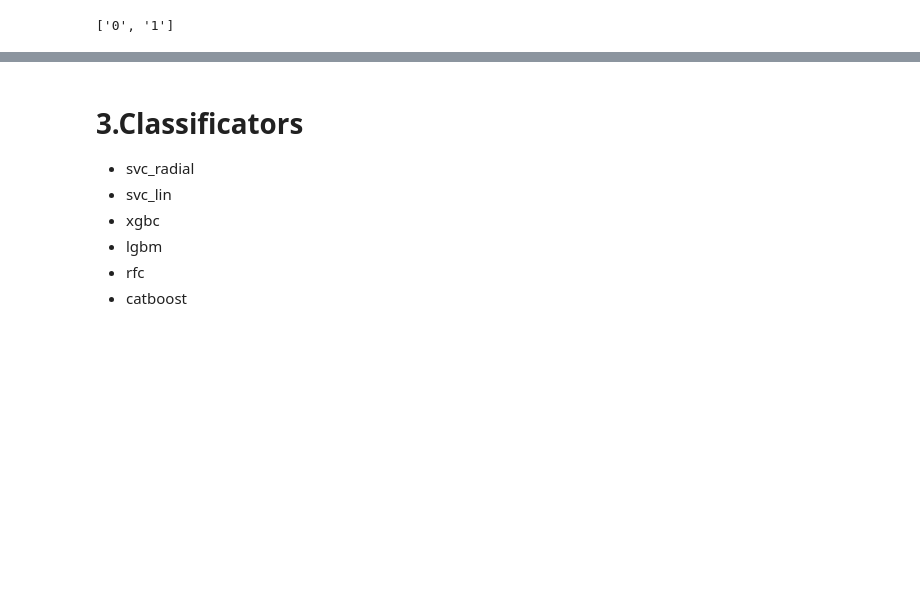
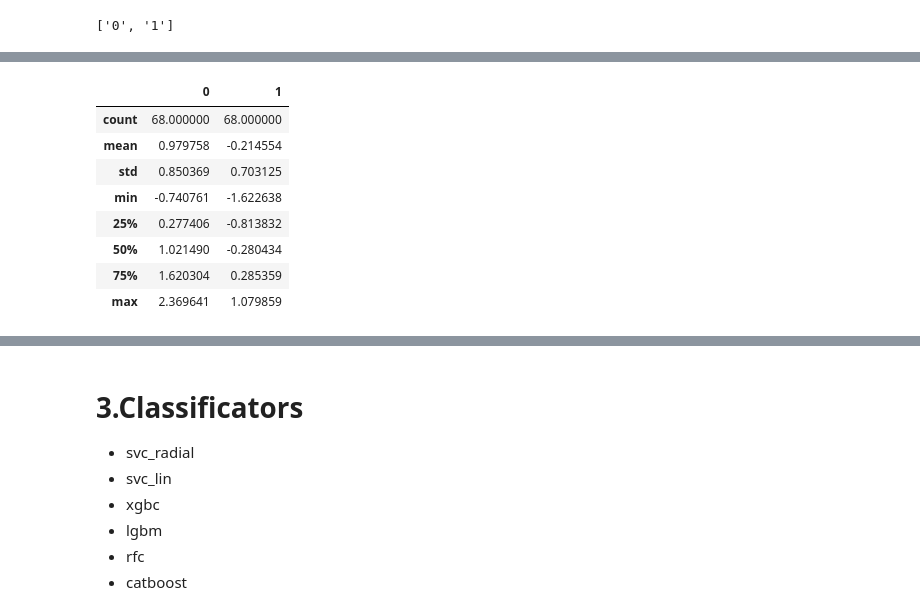
Before and after one commit to mozo64/inxai, a Jupyter notebook: examples/xai_on_synth_data/XAI-boost-on-syntetic-data-v4.ipynb, the cells around one changed output, grey strips where cells are left out. Drawn from its saved outputs; the diff is of its cells as text; code cells hidden in the pictures; blank space fills up the shorter version.

```diff
--- a/examples/xai_on_synth_data/XAI-boost-on-syntetic-data-v4.ipynb
+++ b/examples/xai_on_synth_data/XAI-boost-on-syntetic-data-v4.ipynb
@@ -249,3 +260,15 @@ y_train_colors['color'] = y_train_colors['target'].apply(lambda x: 'red' if x==0
+# %%
+X_train[y_train==1].describe()
+# %% [output]
+|  | 0 | 1 |
+| count | 68.000000 | 68.000000 |
+| mean | 0.979758 | -0.214554 |
+| std | 0.850369 | 0.703125 |
+| min | -0.740761 | -1.622638 |
+| 25% | 0.277406 | -0.813832 |
+| 50% | 1.021490 | -0.280434 |
+| 75% | 1.620304 | 0.285359 |
+| max | 2.369641 | 1.079859 |
 # %%
 sns.set(rc={'figure.figsize':(11.7,8.27)})
 sns.set_style("whitegrid")
```
Also changed, not shown: parts of 8 cells of this notebook, 1 other file.
